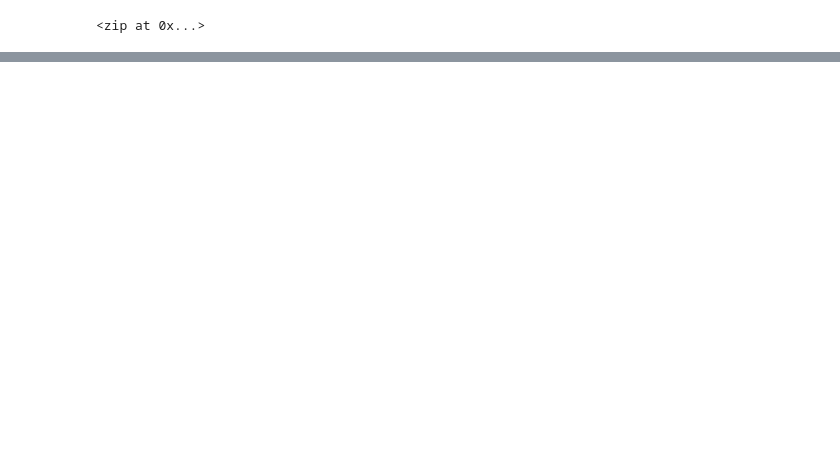
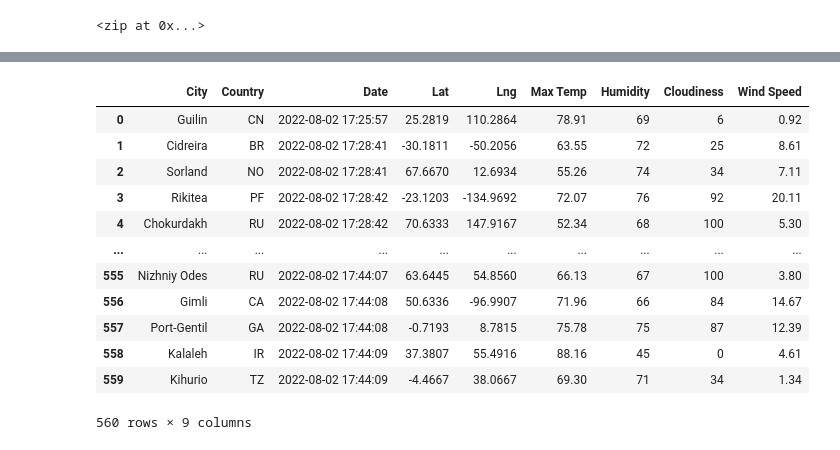
Before and after one commit to rubadhanaraj/-World_Weather_Analysis-, a Jupyter notebook: WeatherPy.ipynb, the cells around one changed output, grey strips where cells are left out. Drawn from its saved outputs; the diff is of its cells as text; code cells hidden in the pictures; blank space fills up the shorter version.

Commit message:
Adding weather data

```diff
--- a/WeatherPy.ipynb
+++ b/WeatherPy.ipynb
@@ -54,0 +65,3 @@ len(cities)
+# %%
+# Starting URL for Weather Map API Call.
+url = "http://api.openweathermap.org/data/2.5/weather?units=Imperial&APPID=" + weather_api_key
@@ -54,0 +147,4 @@ len(cities)
+# %%
+# Convert the array of dictionaries to a Pandas DataFrame.
+city_data_df = pd.DataFrame(city_data)
+city_data_df.head(10)
@@ -54,0 +163,18 @@ len(cities)
+# %%
+new_column_order = ["City", "Country", "Date", "Lat", "Lng", "Max Temp", "Humidity", "Cloudiness", "Wind Speed"]
+city_data_df = city_data_df[new_column_order]
+city_data_df
+# %% [output]
+|  | City | Country | Date | Lat | Lng | Max Temp | Humidity | Cloudiness | Wind Speed |
+| 0 | Guilin | CN | 2022-08-02 17:25:57 | 25.2819 | 110.2864 | 78.91 | 69 | 6 | 0.92 |
+| 1 | Cidreira | BR | 2022-08-02 17:28:41 | -30.1811 | -50.2056 | 63.55 | 72 | 25 | 8.61 |
+| 2 | Sorland | NO | 2022-08-02 17:28:41 | 67.6670 | 12.6934 | 55.26 | 74 | 34 | 7.11 |
+| 3 | Rikitea | PF | 2022-08-02 17:28:42 | -23.1203 | -134.9692 | 72.07 | 76 | 92 | 20.11 |
+| 4 | Chokurdakh | RU | 2022-08-02 17:28:42 | 70.6333 | 147.9167 | 52.34 | 68 | 100 | 5.30 |
+| ... | ... | ... | ... | ... | ... | ... | ... | ... | ... |
+| 555 | Nizhniy Odes | RU | 2022-08-02 17:44:07 | 63.6445 | 54.8560 | 66.13 | 67 | 100 | 3.80 |
+| 556 | Gimli | CA | 2022-08-02 17:44:08 | 50.6336 | -96.9907 | 71.96 | 66 | 84 | 14.67 |
+| 557 | Port-Gentil | GA | 2022-08-02 17:44:08 | -0.7193 | 8.7815 | 75.78 | 75 | 87 | 12.39 |
+| 558 | Kalaleh | IR | 2022-08-02 17:44:09 | 37.3807 | 55.4916 | 88.16 | 45 | 0 | 4.61 |
+| 559 | Kihurio | TZ | 2022-08-02 17:44:09 | -4.4667 | 38.0667 | 69.30 | 71 | 34 | 1.34 |
+560 rows × 9 columns
```
Also changed, not shown: parts of 7 cells of this notebook, 3 other files.
